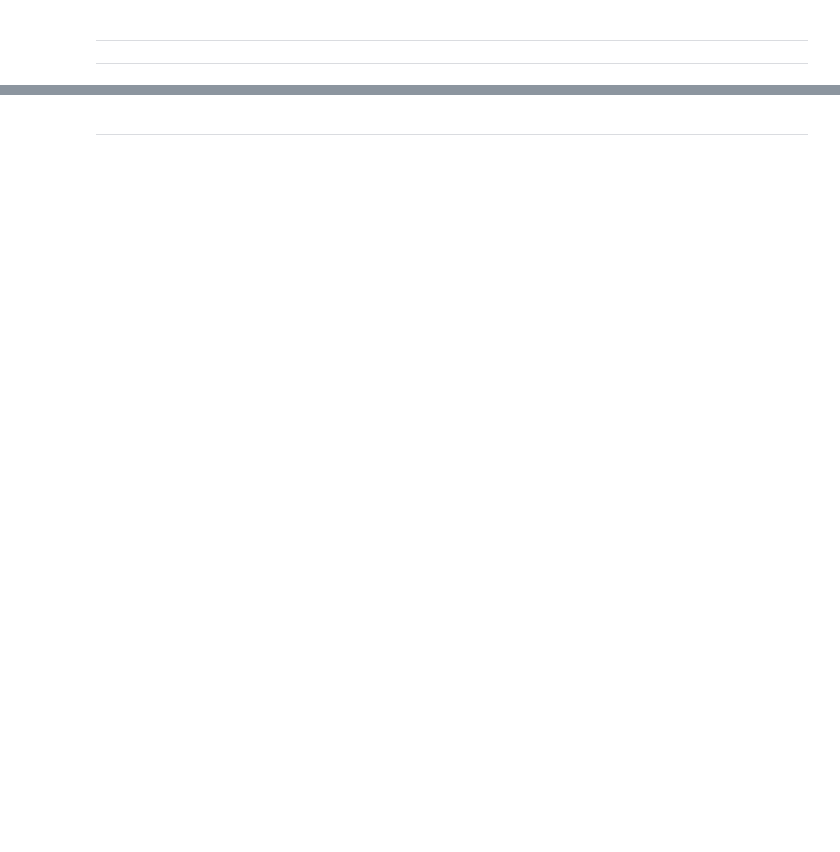
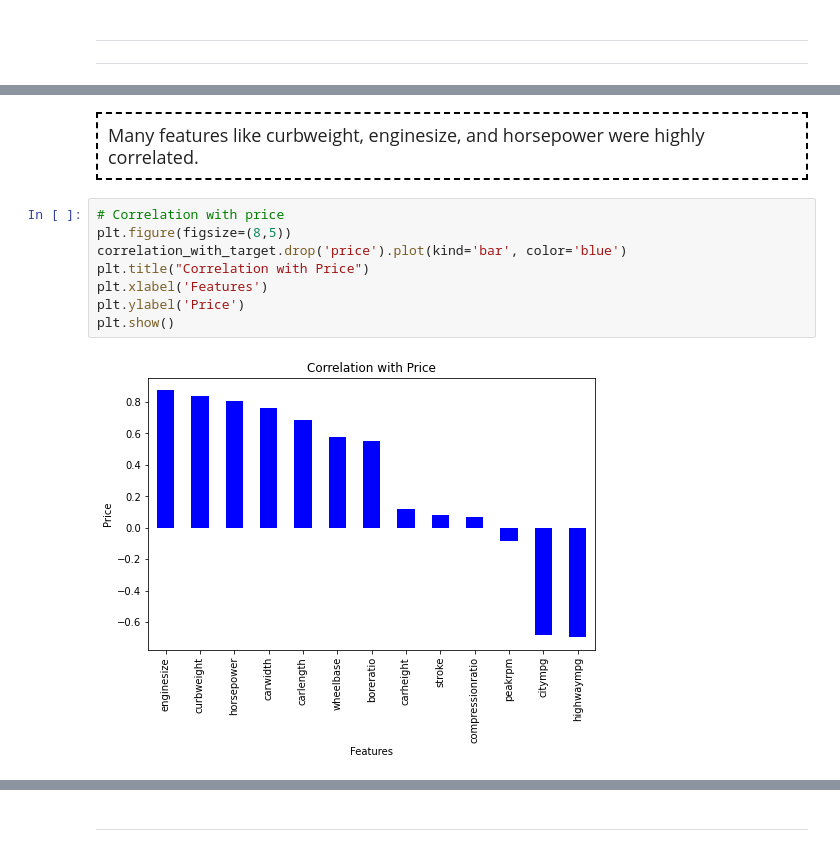
Before and after one commit to DataByteSun/Machine-Learning, a Jupyter notebook: Regression/Notebooks/Lasso_Regression.ipynb, the cells around one changed output, grey strips where cells are left out. Saved outputs shown, nothing was run; the diff lists cells and outputs as text; blank space fills up the shorter version.

```diff
--- a/Regression/Notebooks/Lasso_Regression.ipynb
+++ b/Regression/Notebooks/Lasso_Regression.ipynb
@@ -204,0 +179,14 @@ columns_with_missing_values()
+# %% [markdown]
+<div style="border: 2px dashed black; padding: 10px; font-size: 18px;">
+   Many features like curbweight, enginesize, and horsepower were highly correlated.
+</di>
+# %%
+# Correlation with price
+plt.figure(figsize=(8,5))
+correlation_with_target.drop('price').plot(kind='bar', color='blue')
+plt.title("Correlation with Price")
+plt.xlabel('Features')
+plt.ylabel('Price')
+plt.show()
+# %% [output]
+[figure, added]
```
Also changed, not shown: parts of 132 cells of this notebook, 1 other file.
